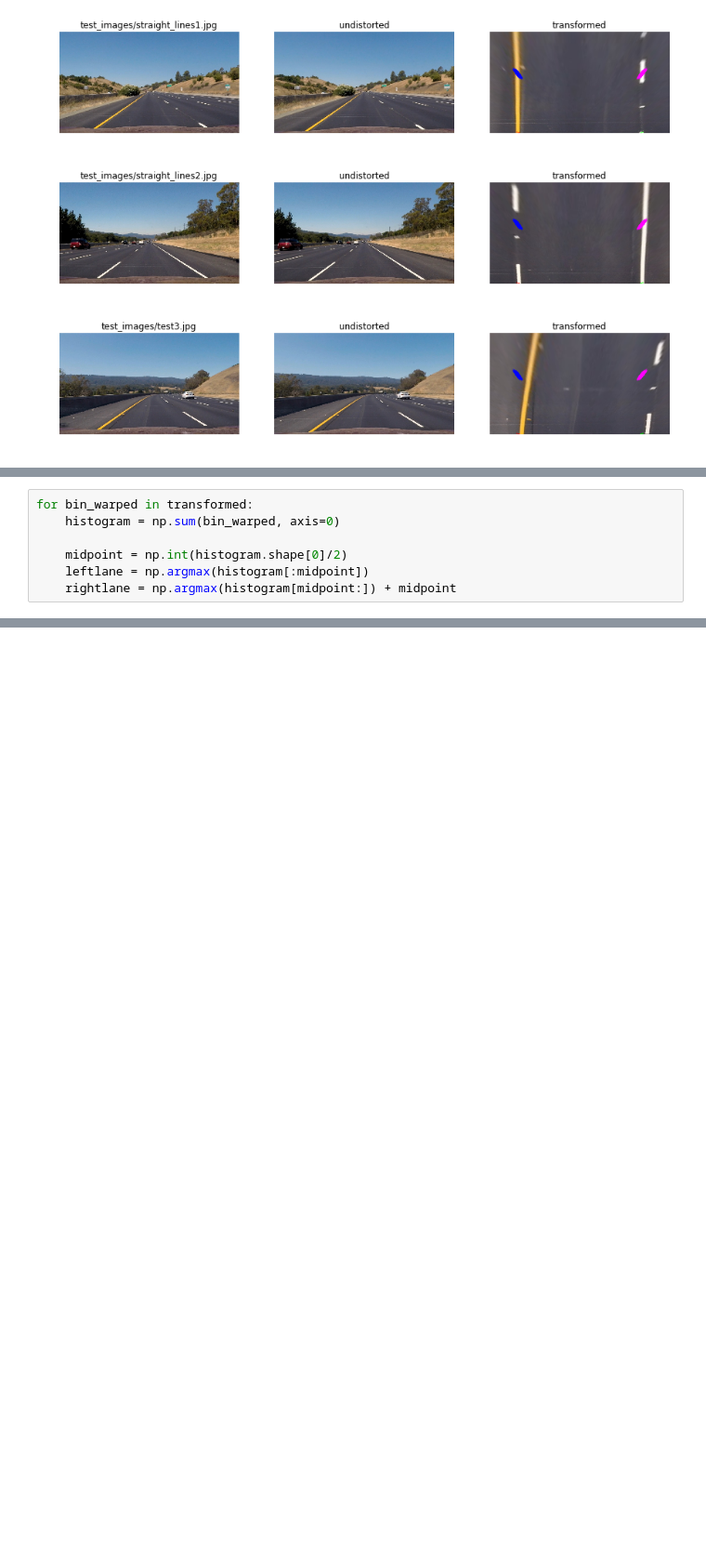
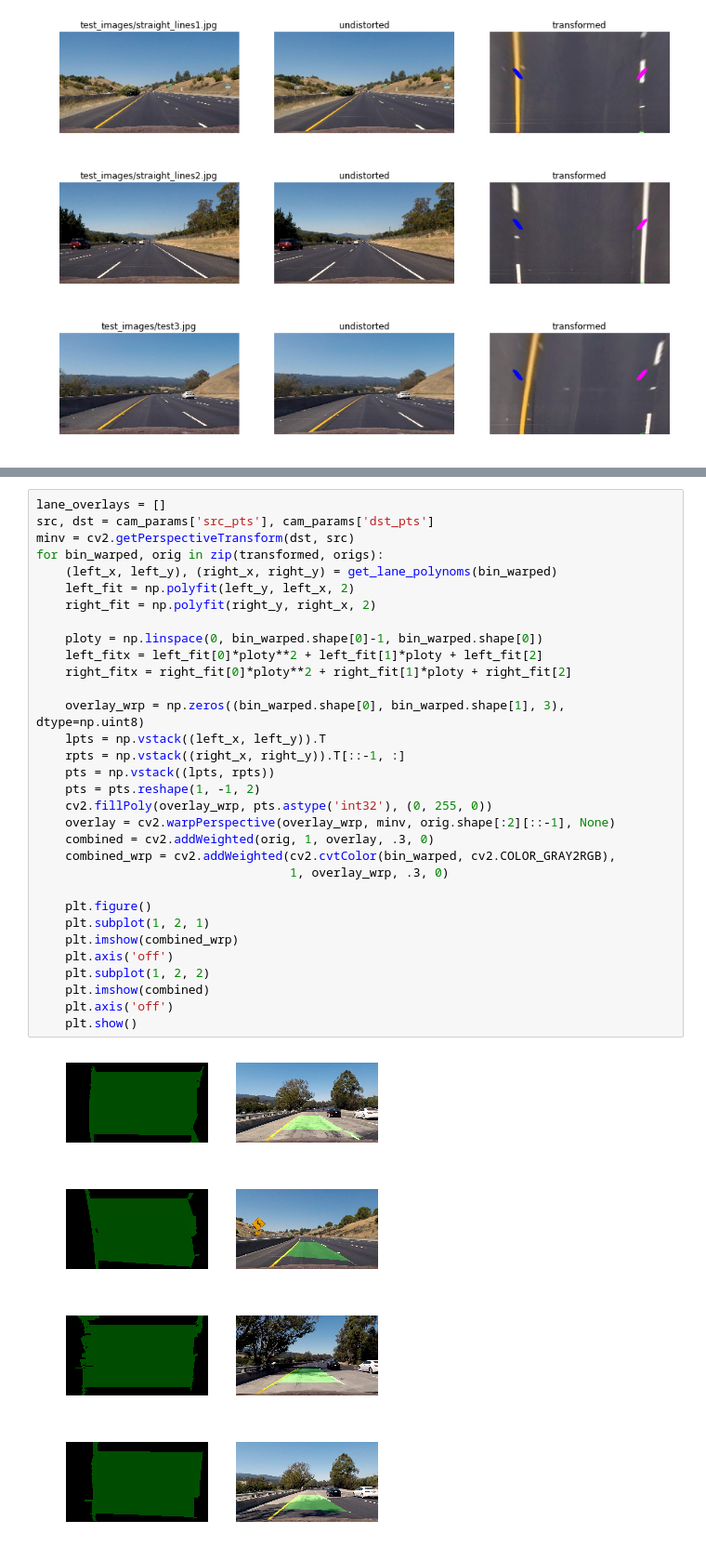
Before and after one commit to p-tricky/AdvancedLaneLines, a Jupyter notebook: AdvancedLaneLines.ipynb, the cells around one changed output, grey strips where cells are left out. Shown at 93% size. Saved outputs shown, nothing was run; the diff lists cells and outputs as text; blank space fills up the shorter version.

```diff
--- a/AdvancedLaneLines.ipynb
+++ b/AdvancedLaneLines.ipynb
@@ -138,7 +81,0 @@ for fname in glob.glob('test_images/*.jpg'):
-# %%
-for bin_warped in transformed:
-    histogram = np.sum(bin_warped, axis=0)
-
-    midpoint = np.int(histogram.shape[0]/2)
-    leftlane = np.argmax(histogram[:midpoint])
-    rightlane = np.argmax(histogram[midpoint:]) + midpoint
@@ -144,0 +228,37 @@ for bin_warped in transformed:
+# %%
+lane_overlays = []
+src, dst = cam_params['src_pts'], cam_params['dst_pts']
+minv = cv2.getPerspectiveTransform(dst, src)
+for bin_warped, orig in zip(transformed, origs):
+    (left_x, left_y), (right_x, right_y) = get_lane_polynoms(bin_warped)
+    left_fit = np.polyfit(left_y, left_x, 2)
+    right_fit = np.polyfit(right_y, right_x, 2)
+
+    ploty = np.linspace(0, bin_warped.shape[0]-1, bin_warped.shape[0])
+    left_fitx = left_fit[0]*ploty**2 + left_fit[1]*ploty + left_fit[2]
+    right_fitx = right_fit[0]*ploty**2 + right_fit[1]*ploty + right_fit[2]
+
+    overlay_wrp = np.zeros((bin_warped.shape[0], bin_warped.shape[1], 3), dtype=np.uint8)
+    lpts = np.vstack((left_x, left_y)).T
+    rpts = np.vstack((right_x, right_y)).T[::-1, :]
+    pts = np.vstack((lpts, rpts))
+    pts = pts.reshape(1, -1, 2)
+    cv2.fillPoly(overlay_wrp, pts.astype('int32'), (0, 255, 0))
+    overlay = cv2.warpPerspective(overlay_wrp, minv, orig.shape[:2][::-1], None)
+    combined = cv2.addWeighted(orig, 1, overlay, .3, 0)
+    combined_wrp = cv2.addWeighted(cv2.cvtColor(bin_warped, cv2.COLOR_GRAY2RGB),
+                                   1, overlay_wrp, .3, 0)
+
+    plt.figure()
+    plt.subplot(1, 2, 1)
+    plt.imshow(combined_wrp)
+    plt.axis('off')
+    plt.subplot(1, 2, 2)
+    plt.imshow(combined)
+    plt.axis('off')
+    plt.show()
+# %% [output]
+[figure, added]
+[figure, added]
+[figure, added]
+[figure, added]
```
Also changed, not shown: parts of 5 cells of this notebook.
